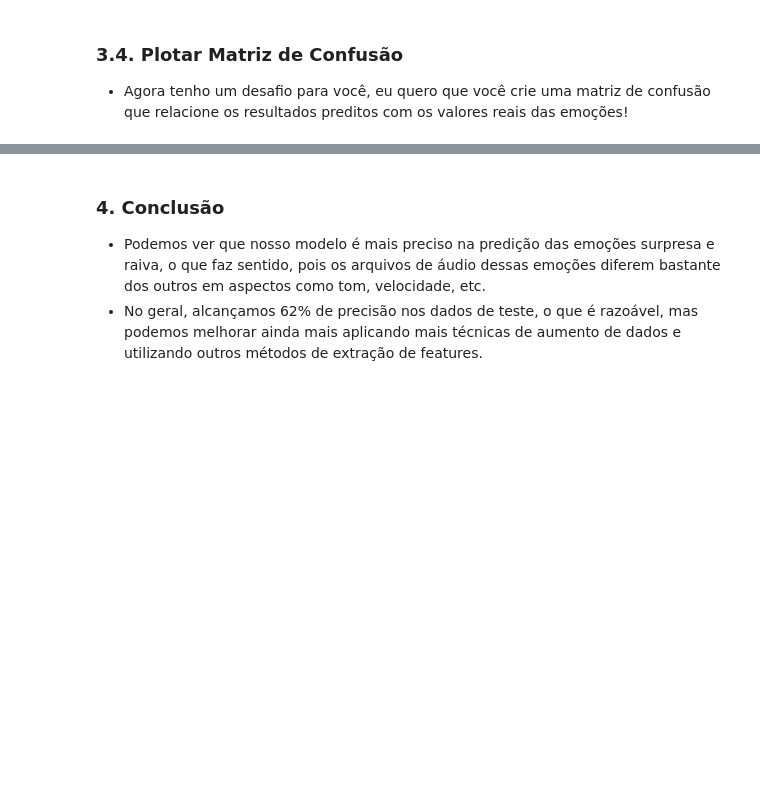
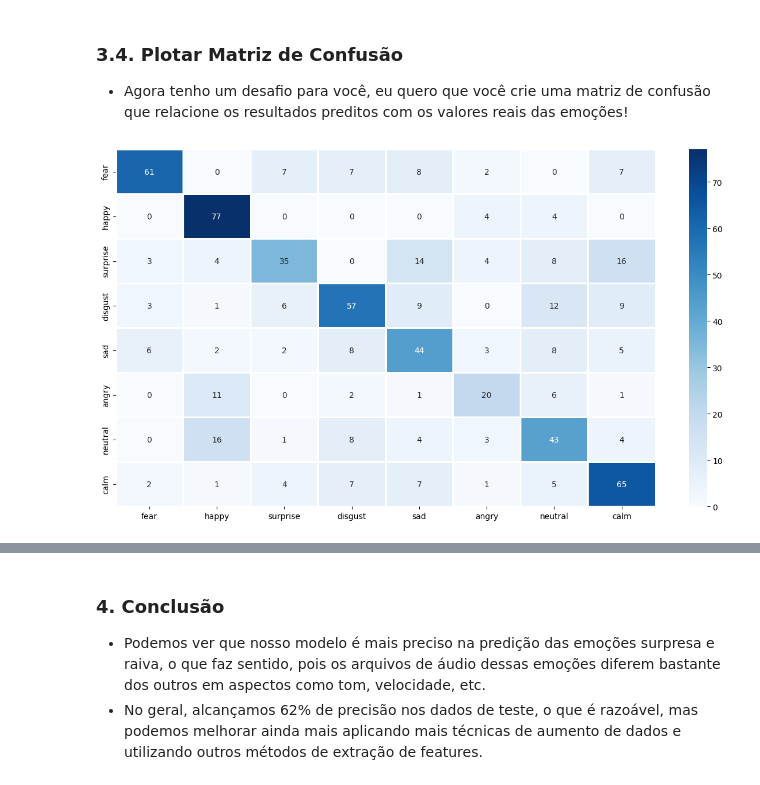
Before and after one commit to viniciusvl/miniprojeto2, a Jupyter notebook: notebooks/2-feature-extraction-and-modelling.ipynb, the cells around one changed output, grey strips where cells are left out. Cells and saved outputs as stored; diff of their text form; code cells hidden in the pictures; blank space fills up the shorter version.

```diff
--- a/notebooks/2-feature-extraction-and-modelling.ipynb
+++ b/notebooks/2-feature-extraction-and-modelling.ipynb
@@ -240,8 +240,9 @@ X = Features.iloc[: ,:-1].values
 Y = Features['labels'].values
 # %%
 # Use OneHotEncoder para transformar o Y em uma representação binária categórica, necessária para problemas de classificação multiclasse
-Y = pd.get_dummies(Y, dtype= int)
-Y
+encoder = OneHotEncoder(sparse_output=False)
+Y_reshaped = np.array(Y).reshape(-1, 1)
+Y = encoder.fit_transform(Y_reshaped)
 # %% [markdown]
 ### **train_test_split**: divide cada matriz passada em duas: dados para teste e dados para treino
 
@@ -389,6 +366,6 @@ Model: "sequential_3"
    - validation_data=(x_test, y_test): Conjunto de dados para validação durante o treino.
    - callbacks=[rlrp]: Lista de callbacks a serem aplicados durante o treino.
 # %%
-modelo.fit(
+history = modelo.fit(
     X_train, Y_train, batch_size=64, epochs=50, validation_data= (X_test,Y_test),
     callbacks=[ReduceLROnPlateau(monitor= 'loss', factor= 0.4, patience= 2, min_lr= 0.0000001)])
@@ -455,9 +455,15 @@ Epoch 50/50
+# %%
+pred_test = modelo.predict(X_test) # retorna um array informando as probabilidades para cada emoção
+
+y_pred = encoder.inverse_transform(pred_test)
+
+Y_test = encoder.inverse_transform(Y_test)
 # %%
 # Rode essa célula para ver se o modelo que criamos está fazendo sentido para a maioria dos valores.
 
 df = pd.DataFrame(columns=['Predicted Labels', 'Actual Labels'])
 df['Predicted Labels'] = y_pred.flatten()
-df['Actual Labels'] = y_test.flatten()
+df['Actual Labels'] = Y_test.flatten()
 
 df.head(10)
 # %% [markdown]
@@ -468,2 +472,13 @@ df.head(10)
+# %%
+cm = confusion_matrix(Y_test, y_pred)
+
+emotions = df['Actual Labels'].unique() # extrai as emoções que existem no dataset
+
+plt.figure(figsize=(15,8))
+
+sns.heatmap(cm, cmap='Blues', annot=True, linewidths=1, fmt='d', xticklabels=emotion, yticklabels=emotions)
+plt.show()
+# %% [output]
+[figure, added]
 # %%
 # Use a função classification_report do sklearn para visualizar a precisão, recall e f1-score do modelo.
```
Also changed, not shown: parts of 16 cells of this notebook.
